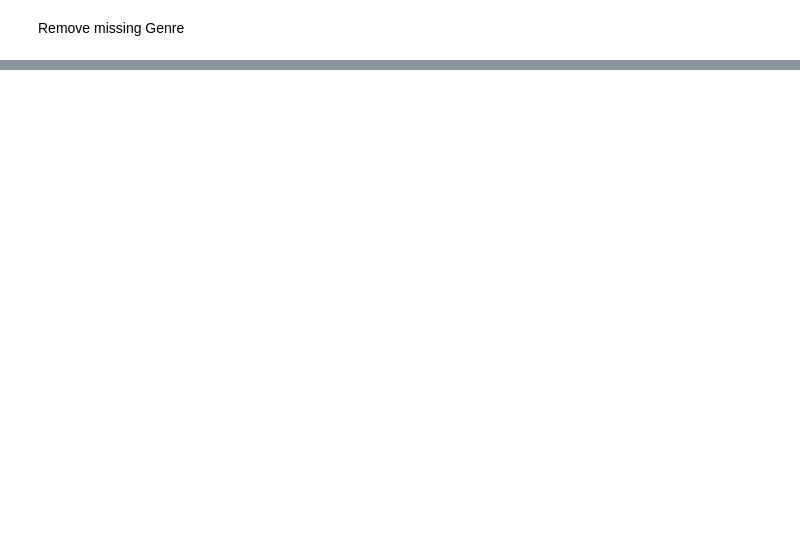
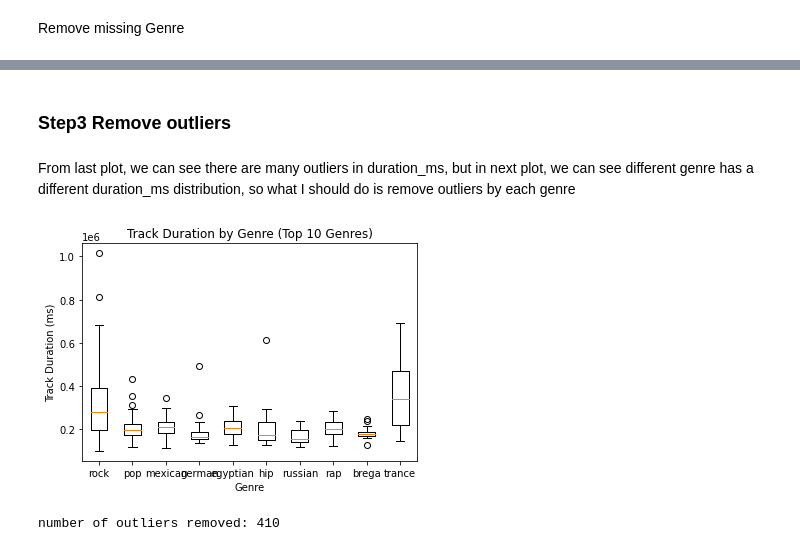
Before and after one commit to MikeJR111/Spotify-Top-50-Song-Data-ETL-Pipeline-and-Analysis, a Jupyter notebook: Genre Classification Report/Genre_Classification.ipynb, the cells around one changed output, grey strips where cells are left out. Drawn from its saved outputs; the diff is of its cells as text; code cells hidden in the pictures; blank space fills up the shorter version.

```diff
--- a/Genre Classification Report/Genre_Classification.ipynb
+++ b/Genre Classification Report/Genre_Classification.ipynb
@@ -208,0 +264,21 @@ plt.show()
+# %% [markdown]
+### Step3 Remove outliers
+# %% [markdown]
+From last plot, we can see there are many outliers in duration_ms, but in next plot, we can see different genre has a different duration_ms distribution, so what I should do is remove outliers by each genre
+# %%
+# Calculate the top 10 most common genres by value counts
+top_genres = combined_df['genre'].value_counts().head(10).index
+
+# Subset the DataFrame to include only the top 10 genres
+top_genre_df = combined_df[combined_df['genre'].isin(top_genres)]
+
+# Create a box plot of track duration by genre for only the top 10 genres
+plt.boxplot([top_genre_df[top_genre_df['genre'] == genre]['duration_ms'] for genre in top_genres], labels=top_genres)
+plt.xlabel('Genre')
+plt.ylabel('Track Duration (ms)')
+plt.title('Track Duration by Genre (Top 10 Genres)')
+
+# Display the plot
+plt.show()
+# %% [output]
+[figure, added]
@@ -208,0 +316,4 @@ plt.show()
+# %%
+print('number of outliers removed:', len(outliers_row_numbers))
+# %% [output]
+number of outliers removed: 410
```
Also changed, not shown: parts of 25 cells of this notebook.
